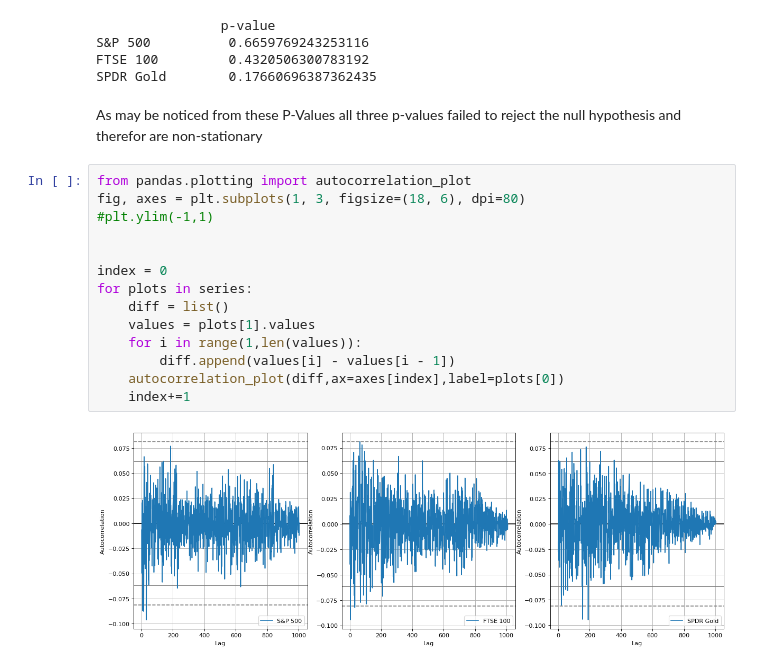
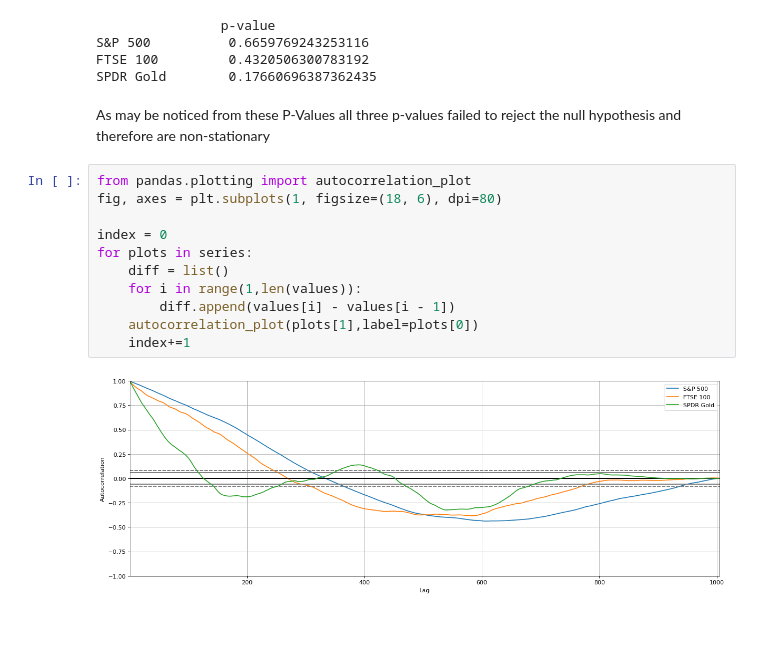
Before and after one commit to matsammut/ARI5122-Finance, a Jupyter notebook: A1Q1.ipynb, the cells around one changed output. Cells and saved outputs as stored; diff of their text form; blank space fills up the shorter version.

```diff
--- a/A1Q1.ipynb
+++ b/A1Q1.ipynb
@@ -163,20 +158,17 @@ S&P 500          0.6659769243253116
 FTSE 100         0.4320506300783192
 SPDR Gold        0.17660696387362435
 # %% [markdown]
-As may be noticed from these P-Values all three p-values failed to reject the null hypothesis and therefor are non-stationary
+As may be noticed from these P-Values all three p-values failed to reject the null hypothesis and therefore are non-stationary
 # %%
 from pandas.plotting import autocorrelation_plot
-fig, axes = plt.subplots(1, 3, figsize=(18, 6), dpi=80)
-#plt.ylim(-1,1)
-
+fig, axes = plt.subplots(1, figsize=(18, 6), dpi=80)
 
 index = 0
 for plots in series:
     diff = list()
-    values = plots[1].values
     for i in range(1,len(values)):
         diff.append(values[i] - values[i - 1])
-    autocorrelation_plot(diff,ax=axes[index],label=plots[0])
+    autocorrelation_plot(plots[1],label=plots[0])
     index+=1
 # %% [output]
-[figure, old version]
+[figure, new version]
```
Also changed, not shown: parts of 10 cells of this notebook, 2 other files.
